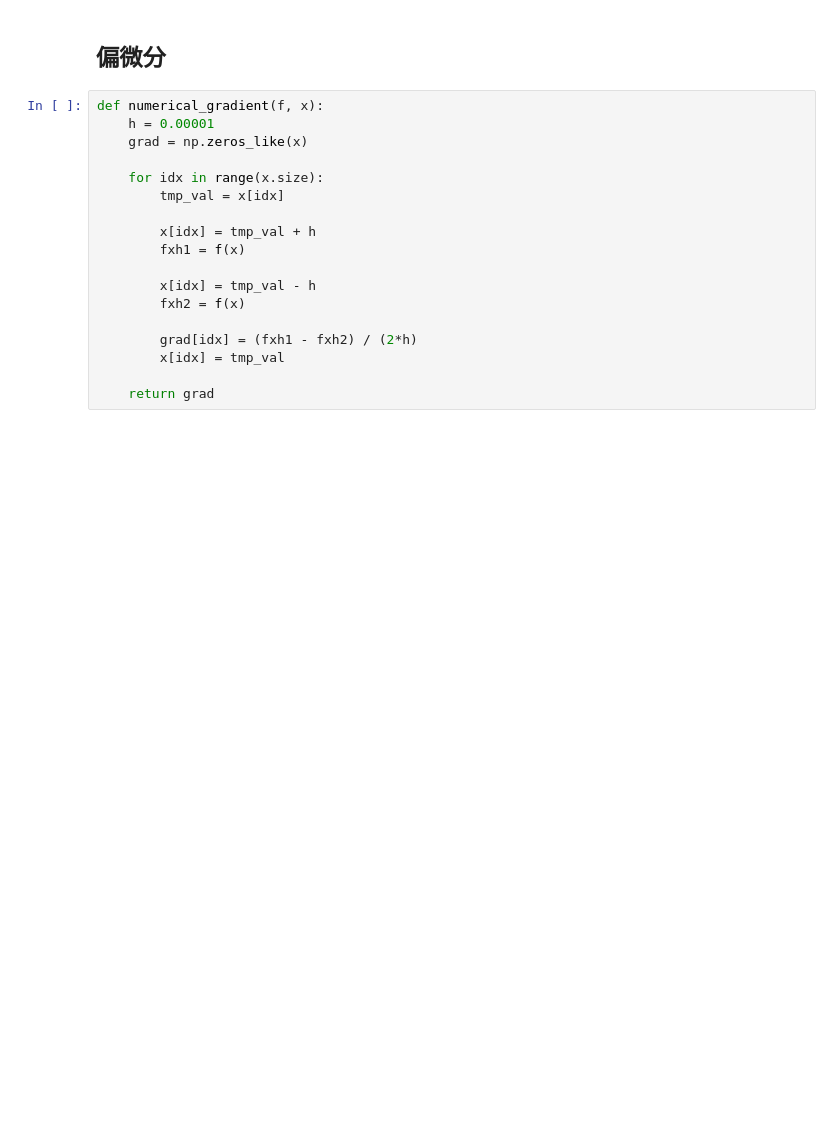
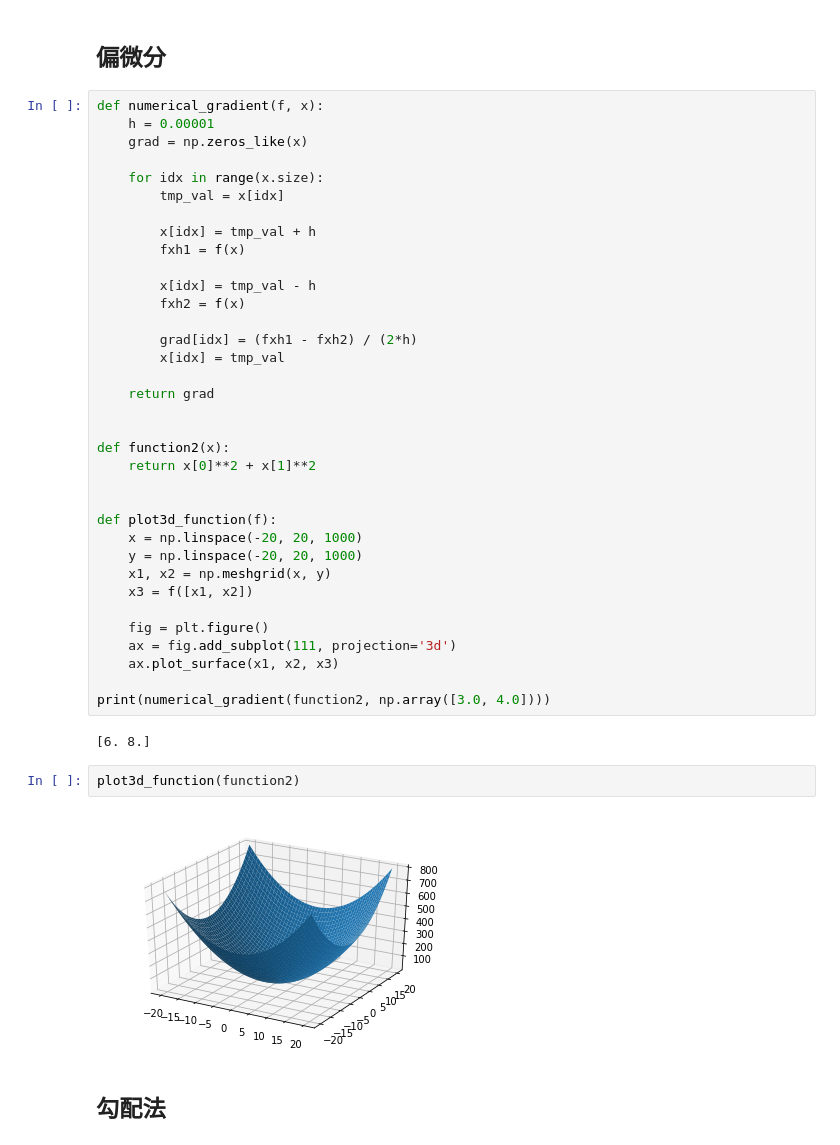
Before and after one commit to E529KIT/ai-project-2018, a Jupyter notebook: notebook-0515-differential.ipynb, the cells around one changed output. Drawn from its saved outputs; the diff is of its cells as text; blank space fills up the shorter version.

```diff
--- a/notebook-0515-differential.ipynb
+++ b/notebook-0515-differential.ipynb
@@ -48,3 +49,28 @@ def numerical_gradient(f, x):
         x[idx] = tmp_val
 
     return grad
+
+
+def function2(x):
+    return x[0]**2 + x[1]**2
+
+
+def plot3d_function(f):
+    x = np.linspace(-20, 20, 1000)
+    y = np.linspace(-20, 20, 1000)
+    x1, x2 = np.meshgrid(x, y)
+    x3 = f([x1, x2])
+
+    fig = plt.figure()
+    ax = fig.add_subplot(111, projection='3d')
+    ax.plot_surface(x1, x2, x3)
+
+print(numerical_gradient(function2, np.array([3.0, 4.0])))
+# %% [output]
+[6. 8.]
+# %%
+plot3d_function(function2)
+# %% [output]
+[figure, added]
+# %% [markdown]
+## 勾配法
```
Also changed, not shown: parts of 3 cells of this notebook, 1 other file.
